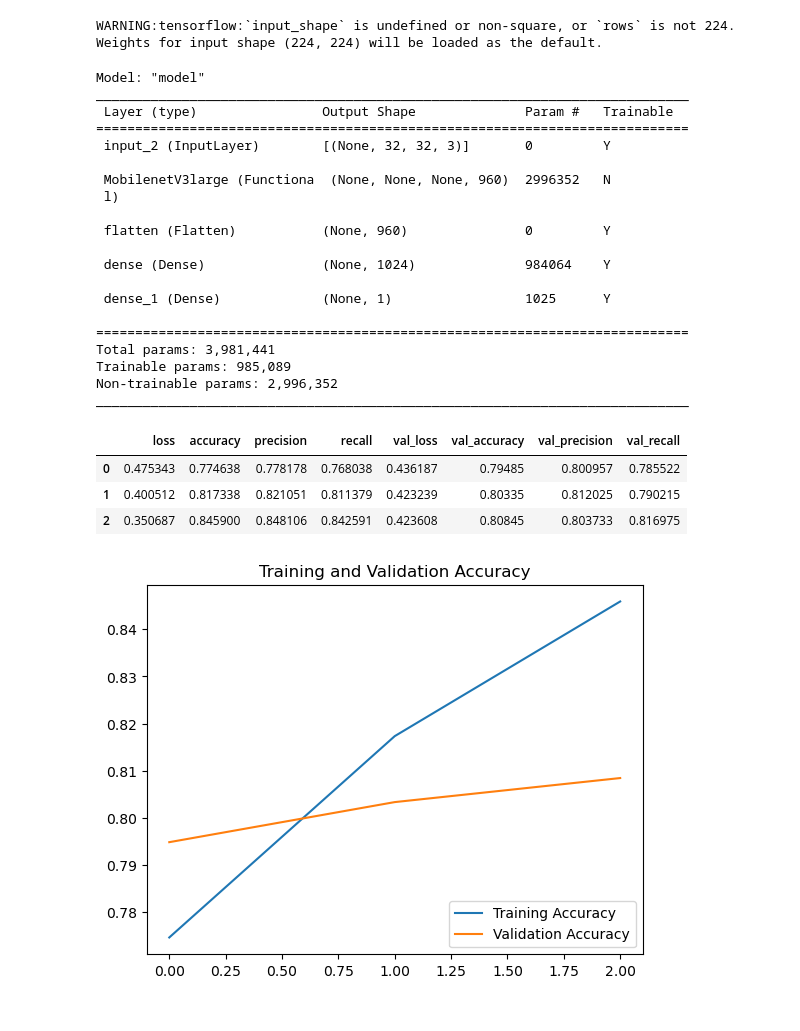
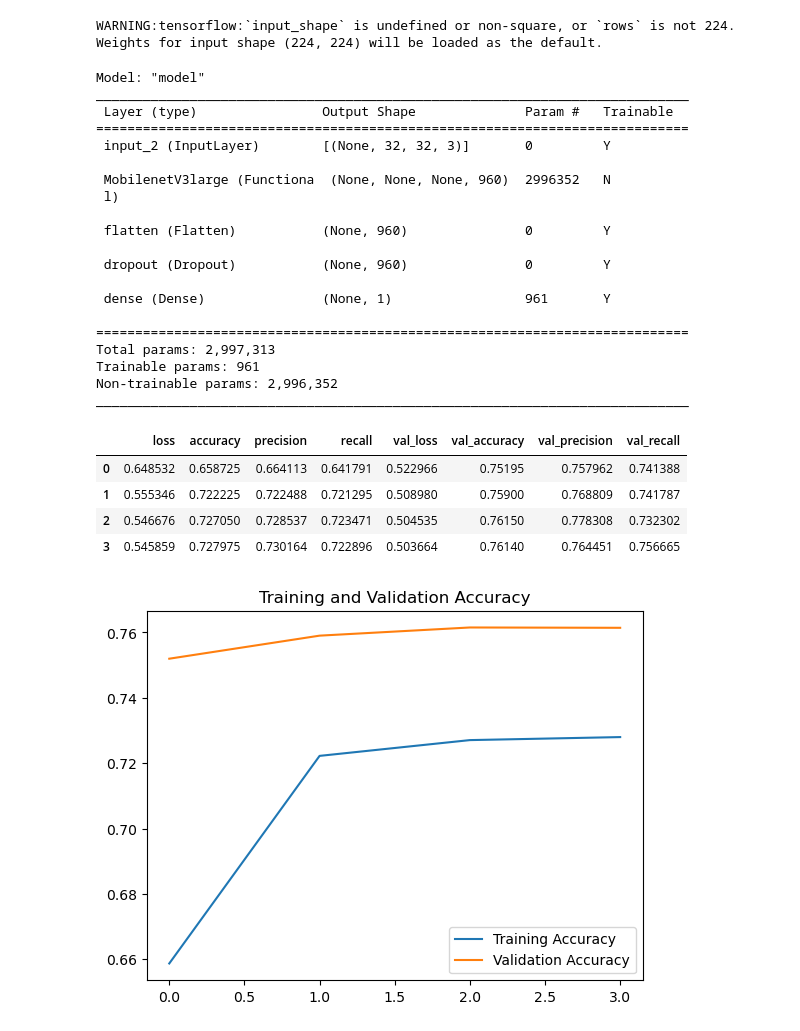
Before and after one commit to hsabraham28/mids_207_final_project, a Jupyter notebook: MobileNet.ipynb, the cells around one changed output. Cells and saved outputs as stored; diff of their text form; code cells hidden in the pictures.

```diff
--- a/MobileNet.ipynb
+++ b/MobileNet.ipynb
@@ -56,7 +56,7 @@ WARNING:tensorflow:`input_shape` is undefined or non-square, or `rows` is not 22
 input = keras.Input(shape=(img_height, img_width, 3))
 x = mobilenet(input, training=False)
 x = layers.Flatten()(x)
-x = layers.Dense(units=1024, activation="relu")(x)
+x = layers.Dropout(0.5)(x)
 output = layers.Dense(units=1, activation="sigmoid")(x)
 
 model = Model(inputs=input, outputs=output)
@@ -79,32 +79,33 @@ ____________________________________________________________________________
 
  flatten (Flatten)           (None, 960)               0         Y
 
- dense (Dense)               (None, 1024)              984064    Y
+ dropout (Dropout)           (None, 960)               0         Y
 
- dense_1 (Dense)             (None, 1)                 1025      Y
+ dense (Dense)               (None, 1)                 961       Y
 
 ============================================================================
-Total params: 3,981,441
-Trainable params: 985,089
+Total params: 2,997,313
+Trainable params: 961
 Non-trainable params: 2,996,352
 ____________________________________________________________________________
 # %%
 # Train classifier
-epochs = 3
+epochs = 4
 
 history = model.fit(
   train,
   validation_data=val,
   epochs=epochs,
   verbose=0)
 
 history = pd.DataFrame(history.history)
 display(history)
 # %% [output]
 |  | loss | accuracy | precision | recall | val_loss | val_accuracy | val_precision | val_recall |
-| 0 | 0.475343 | 0.774638 | 0.778178 | 0.768038 | 0.436187 | 0.79485 | 0.800957 | 0.785522 |
-| 1 | 0.400512 | 0.817338 | 0.821051 | 0.811379 | 0.423239 | 0.80335 | 0.812025 | 0.790215 |
-| 2 | 0.350687 | 0.845900 | 0.848106 | 0.842591 | 0.423608 | 0.80845 | 0.803733 | 0.816975 |
+| 0 | 0.648532 | 0.658725 | 0.664113 | 0.641791 | 0.522966 | 0.75195 | 0.757962 | 0.741388 |
+| 1 | 0.555346 | 0.722225 | 0.722488 | 0.721295 | 0.508980 | 0.75900 | 0.768809 | 0.741787 |
+| 2 | 0.546676 | 0.727050 | 0.728537 | 0.723471 | 0.504535 | 0.76150 | 0.778308 | 0.732302 |
+| 3 | 0.545859 | 0.727975 | 0.730164 | 0.722896 | 0.503664 | 0.76140 | 0.764451 | 0.756665 |
 # %%
 # Plot training and validation accuracy
 plt.plot(range(epochs), history["accuracy"], label="Training Accuracy")
@@ -113,7 +114,7 @@ plt.legend(loc="lower right")
 plt.title("Training and Validation Accuracy")
 plt.show()
 # %% [output]
-[figure, old version]
+[figure, new version]
 # %%
 # Unfreeze MobileNet
 mobilenet.trainable = True
```
Also changed, not shown: parts of 5 cells of this notebook.
